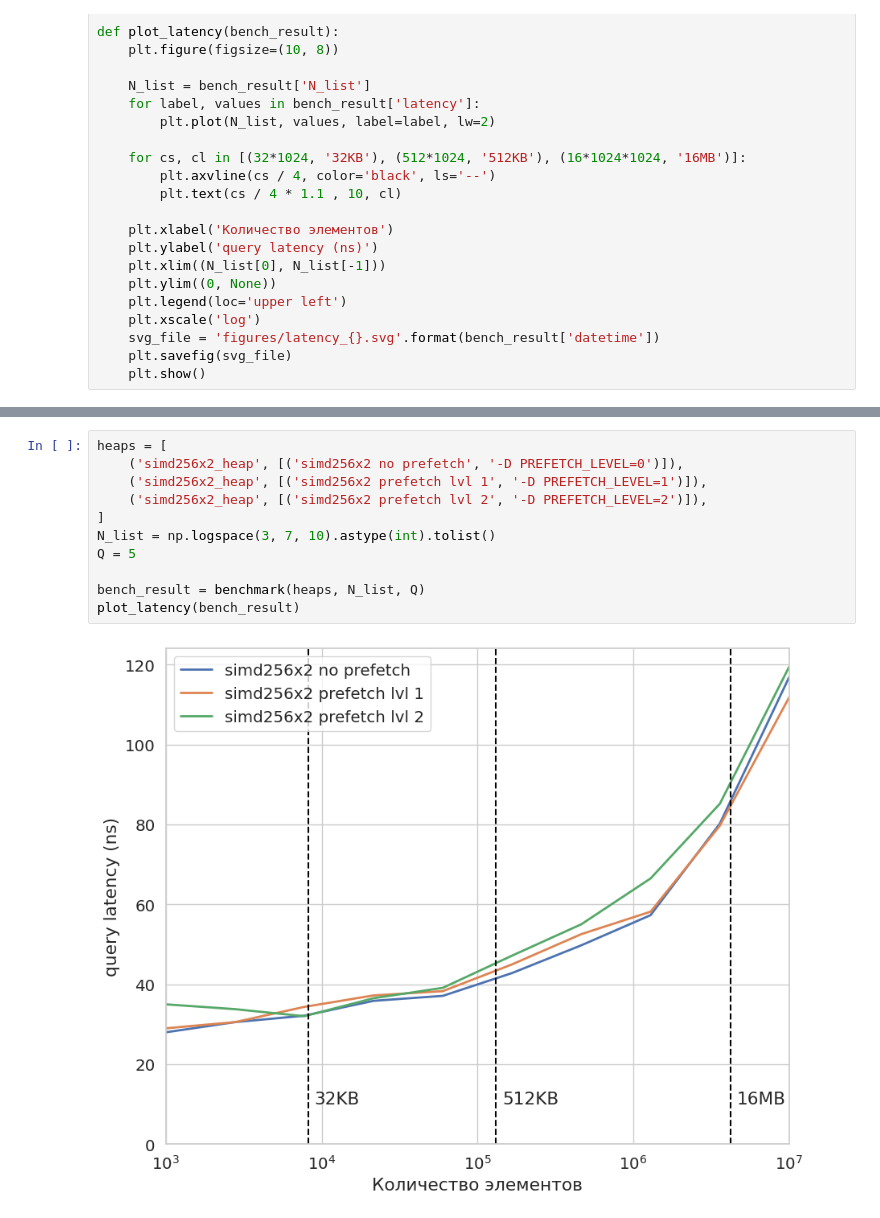
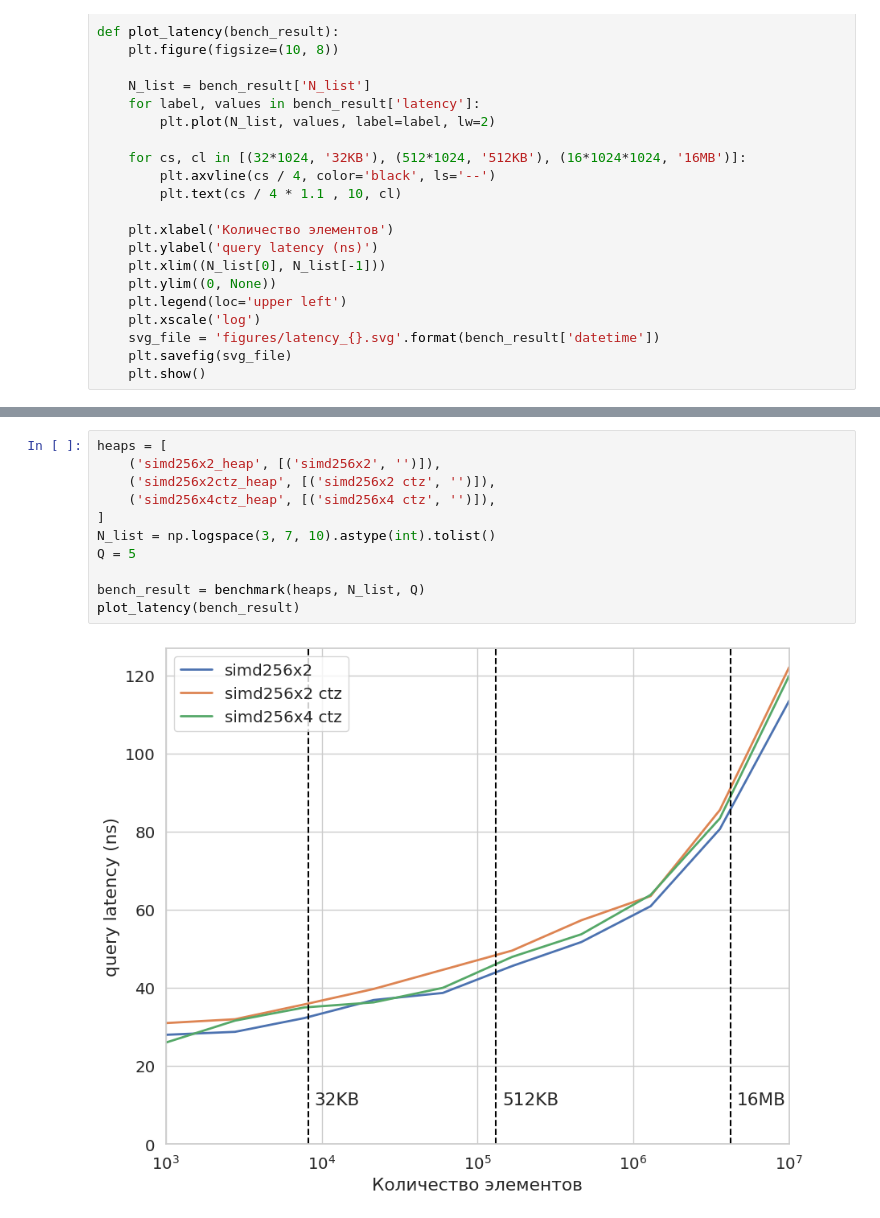
Before and after one commit to maxgaponov/fast-heaps, a Jupyter notebook: benchmark.ipynb, the cells around one changed output, grey strips where cells are left out. Cells and saved outputs as stored; diff of their text form.

```diff
--- a/benchmark.ipynb
+++ b/benchmark.ipynb
@@ -134,13 +91,13 @@ plot_latency(bench_result)
-# %%
-heaps = [
-    ('simd256x2_heap', [('simd256x2 no prefetch', '-D PREFETCH_LEVEL=0')]),
-    ('simd256x2_heap', [('simd256x2 prefetch lvl 1', '-D PREFETCH_LEVEL=1')]),
-    ('simd256x2_heap', [('simd256x2 prefetch lvl 2', '-D PREFETCH_LEVEL=2')]),
-]
-N_list = np.logspace(3, 7, 10).astype(int).tolist()
-Q = 5
-
-bench_result = benchmark(heaps, N_list, Q)
-plot_latency(bench_result)
-# %% [output]
-[figure, removed]
+# %%
+heaps = [
+    ('simd256x2_heap', [('simd256x2', '')]),
+    ('simd256x2ctz_heap', [('simd256x2 ctz', '')]),
+    ('simd256x4ctz_heap', [('simd256x4 ctz', '')]),
+]
+N_list = np.logspace(3, 7, 10).astype(int).tolist()
+Q = 5
+
+bench_result = benchmark(heaps, N_list, Q)
+plot_latency(bench_result)
+# %% [output]
+[figure, added]
```
Also changed, not shown: parts of 5 cells of this notebook, 4 other files.
